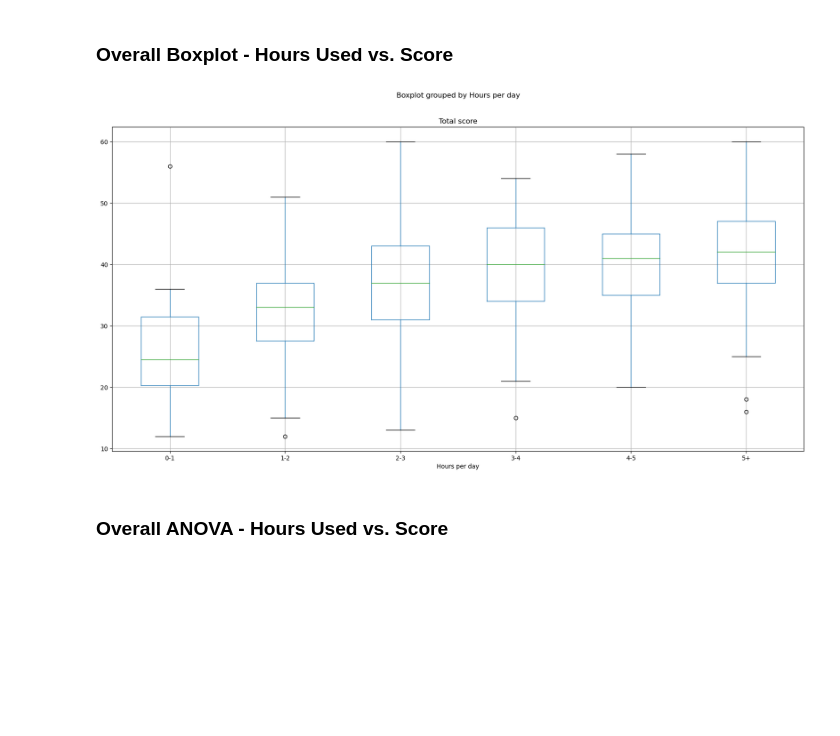
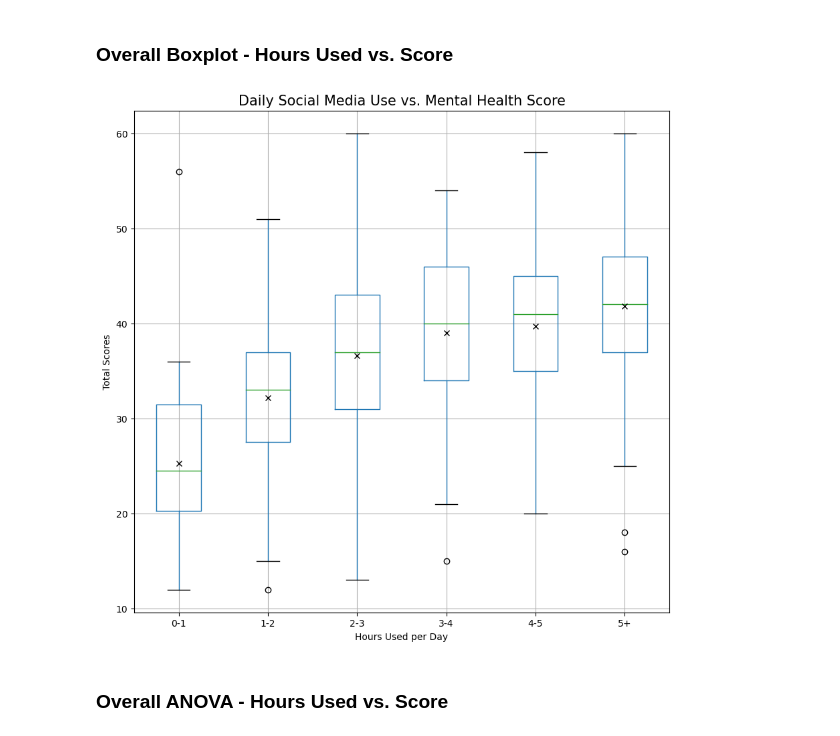
Before and after one commit to DominicT1995/EDA-Social-Media-Mental-Health, a Jupyter notebook: Project_Mental_Health/mental_health_Dominic.ipynb, the cells around one changed output. Saved outputs shown, nothing was run; the diff lists cells and outputs as text; code cells hidden in the pictures; blank space fills up the shorter version.

```diff
--- a/Project_Mental_Health/mental_health_Dominic.ipynb
+++ b/Project_Mental_Health/mental_health_Dominic.ipynb
@@ -182,10 +385,19 @@ The r-squared is: 0.016938945021376477
 # %% [markdown]
 ### Overall Boxplot - Hours Used vs. Score
 # %%
-survey_df.boxplot("Total score", by="Hours per day", figsize=(20,10))
+# Create a boxplot of hours social media used vs. total mental health score
+fig = survey_df.boxplot("Total score", by="Hours per day", figsize=(10,10), showmeans=True,
+                  meanprops={"marker":"x", "markeredgecolor":"black"})
+
+fig.get_figure().suptitle("")
+fig.set_title("Daily Social Media Use vs. Mental Health Score", size=15)
+fig.set_xlabel("Hours Used per Day")
+fig.set_ylabel("Total Scores")
+
+plt.savefig("../Data_output/hours_used_vs_mhs_boxplot.png")
 plt.show()
 # %% [output]
-[figure, old version]
+[figure, new version]
 # %% [markdown]
 ### Overall ANOVA - Hours Used vs. Score
 # %%
```
Also changed, not shown: parts of 40 cells of this notebook, 13 other files.
